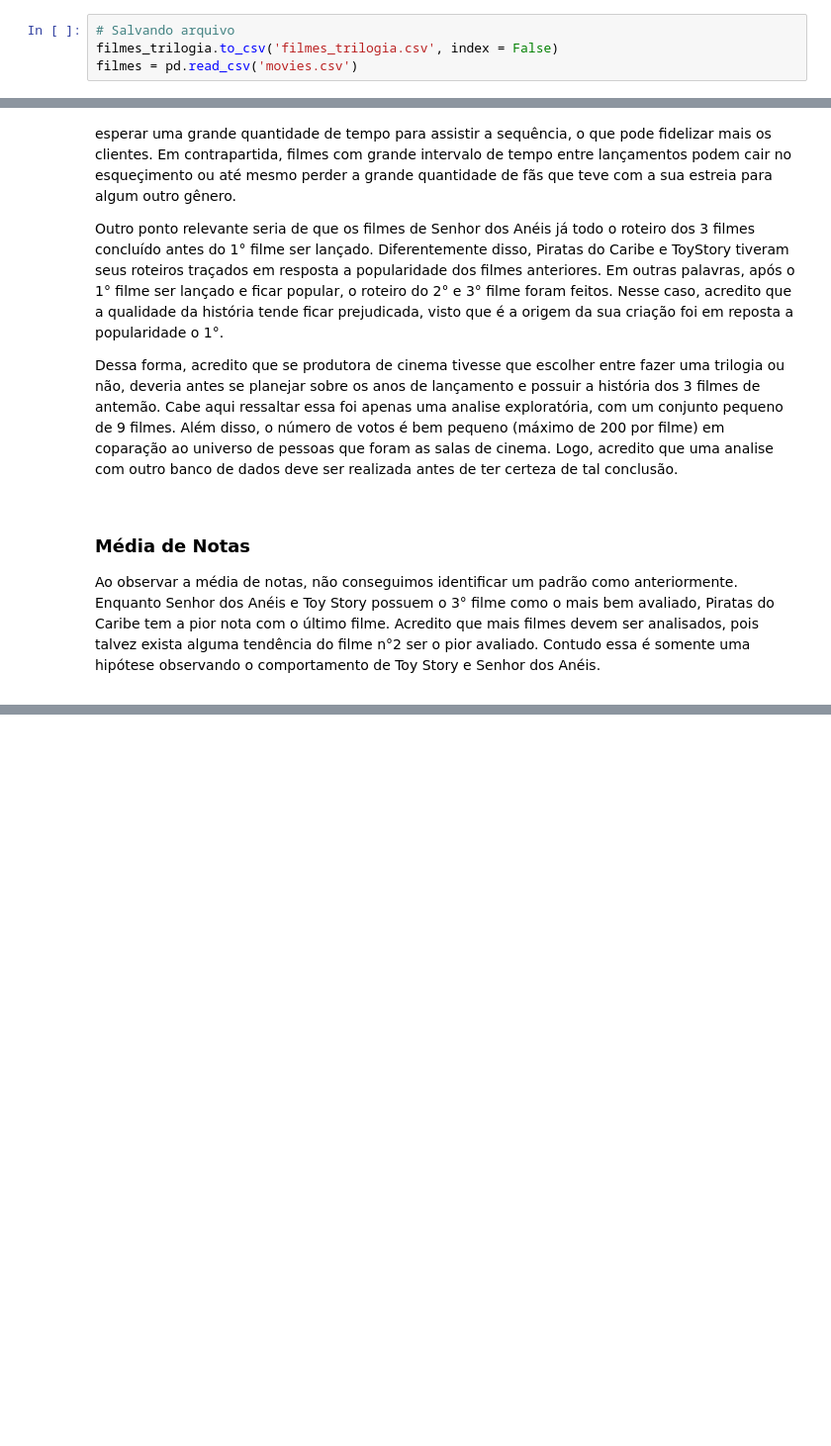
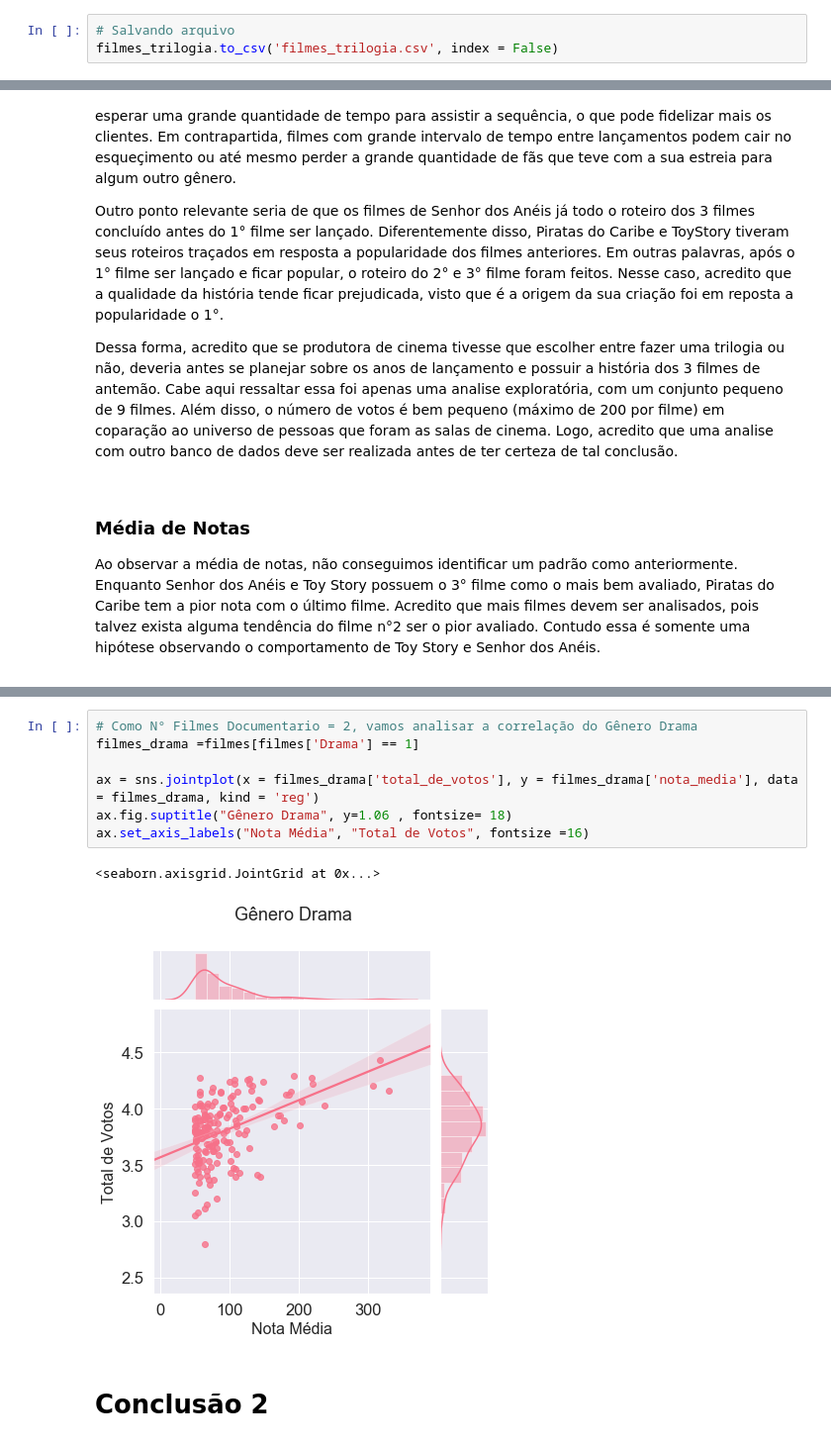
Before and after one commit to AndreMTolentino/Projetos_DataScience, a Jupyter notebook: Projeto_DataSciene_Alura.ipynb, the cells around one changed output, grey strips where cells are left out. Shown at 99% size. Saved outputs shown, nothing was run; the diff lists cells and outputs as text; blank space fills up the shorter version.

Commit message:
Atualizando Versão do Projeto, com analise final do Gênero Horror

```diff
--- a/Projeto_DataSciene_Alura.ipynb
+++ b/Projeto_DataSciene_Alura.ipynb
@@ -945,7 +934,6 @@ selecao.sum()
 # %%
 # Salvando arquivo
 filmes_trilogia.to_csv('filmes_trilogia.csv', index = False)
-filmes = pd.read_csv('movies.csv')
 # %%
 # Abrindo arquivo
 filmes_trilogia = pd.read_csv('filmes_trilogia.csv')
@@ -1006,0 +1063,12 @@ Text(0.5, 0, 'Ano de Lançamento')
+# %%
+# Como N° Filmes Documentario = 2, vamos analisar a correlação do Gênero Drama
+filmes_drama =filmes[filmes['Drama'] == 1]
+
+ax = sns.jointplot(x = filmes_drama['total_de_votos'], y = filmes_drama['nota_media'], data = filmes_drama, kind = 'reg')
+ax.fig.suptitle("Gênero Drama", y=1.06 , fontsize= 18)
+ax.set_axis_labels("Nota Média", "Total de Votos", fontsize =16)
+# %% [output]
+<seaborn.axisgrid.JointGrid at 0x...>
+[figure, added]
+# %% [markdown]
+# Conclusão 2
```
Also changed, not shown: parts of 22 cells of this notebook.
